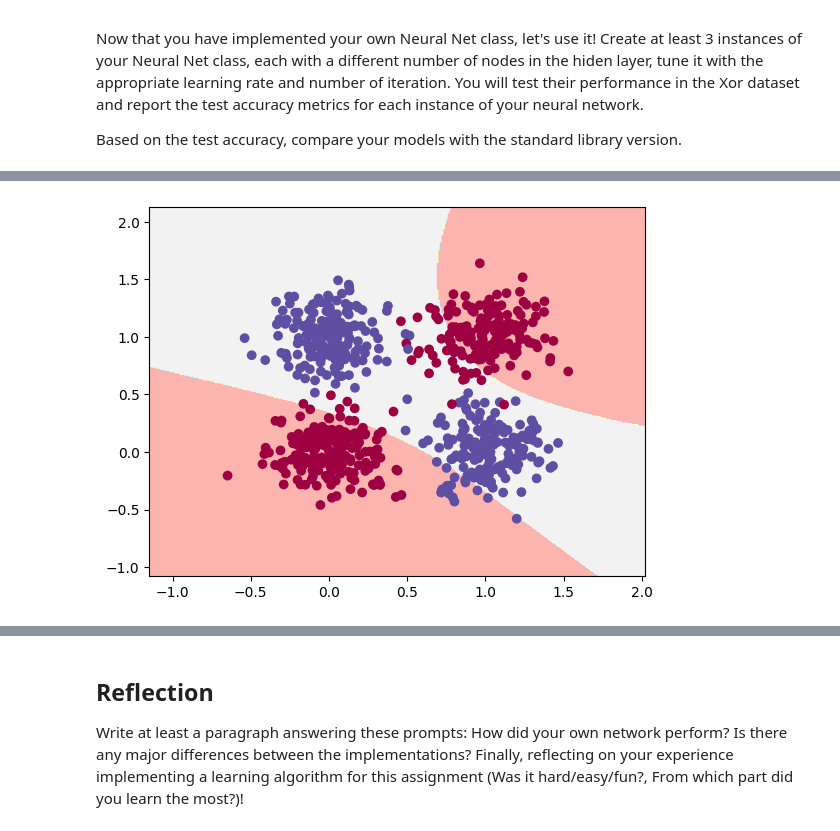
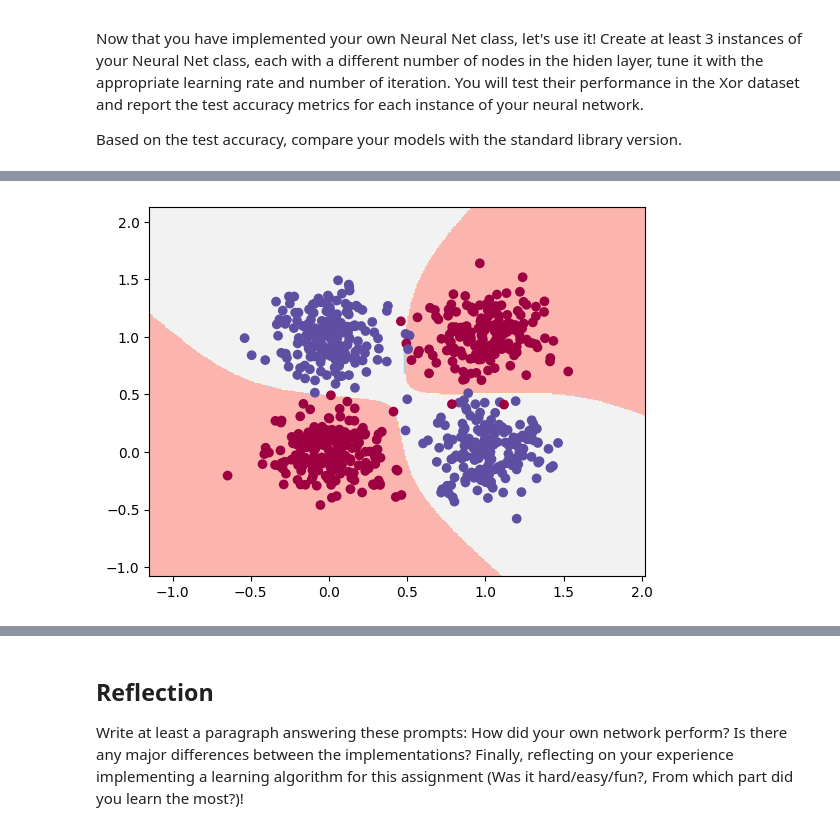
Before and after one commit to JackHalliwill/ML_Assignment4, a Jupyter notebook: jh8vn_assignment_4_ann.ipynb, the cells around one changed output, grey strips where cells are left out. Drawn from its saved outputs; the diff is of its cells as text; code cells hidden in the pictures.

```diff
--- a/jh8vn_assignment_4_ann.ipynb
+++ b/jh8vn_assignment_4_ann.ipynb
@@ -60,18 +60,21 @@ Use the standard libarary of Neural Net on the training data, and then test the
 # %%
 import tensorflow as tf
 from tensorflow import keras
+from keras.optimizers import SGD
 # Your code here!
 
 my_model = keras.Sequential([
-    keras.layers.Dense(2, activation='relu'), #input
-    keras.layers.Dense(4, activation='relu'), #hidden
-    keras.layers.Dense(1, activation='sigmoid') #output
+    keras.layers.Dense(2, activation='tanh'), #input
+    keras.layers.Dense(4, activation='tanh'), #hidden
+    keras.layers.Dense(2, activation='softmax') #output
 ])
 
-my_model.compile(loss="binary_crossentropy",
-                 optimizer="adam",
+my_model.compile(loss="sparse_categorical_crossentropy",
+                 optimizer=SGD(learning_rate=.1),
                  metrics=["accuracy"])
 
-fit_history = my_model.fit(X_train, y_train, batch_size=20, epochs=100,
+fit_history = my_model.fit(X_train, y_train, batch_size=20, epochs=1000,
                            validation_data=(X_val, y_val))
+loss, acc = my_model.evaluate(X_test, y_test)
+print("The final epoch's accuracy was " + str(acc))
 # %% [output]
@@ -295,3 +298,22 @@ class MyNeuralNet(BaseEstimator):
 Now that you have implemented your own Neural Net class, let's use it! Create at least 3 instances of your Neural Net class, each with a different number of nodes in the hiden layer, tune it with the appropriate learning rate and number of iteration. You will test their performance in the Xor dataset and report the test accuracy metrics for each instance of your neural network.
 
 Based on the test accuracy, compare your models with the standard library version.
+# %%
+# Prevent obnoxious warnings
+import warnings
+warnings.filterwarnings("ignore", category=FutureWarning)
+
+# MODEL 1 here
+n0 = 2
+n1 = 4
+n2 = 2
+alpha = .1
+epochs = 1000
+
+# Build a model with 3 layers
+myModel1 = MyNeuralNet(n0, n1, n2, alpha);
+myModel1.fit(X_train, y_train, epochs, X_val, y_val)
+print("Accuracy on the test set is ", myModel1.evaluate(X_test, y_test))
+
+# Plot the decision boundary
+myModel1.plot_decision_boundary(X_train, y_train)
@@ -298,9 +339,9 @@ Based on the test accuracy, compare your models with the standard library versio
 # %%
-# MODEL 1 here
+# MODEL 2 here
 n0 = 2
-n1 = 4
+n1 = 10
 n2 = 2
-alpha = .01
+alpha = .5
 epochs = 1000
 
 # Build a model with 3 layers
@@ -415 +372 @@ Accuracy on the test set is  0.905
-[figure, old version]
+[figure, new version]
```
Also changed, not shown: parts of 8 cells of this notebook.
